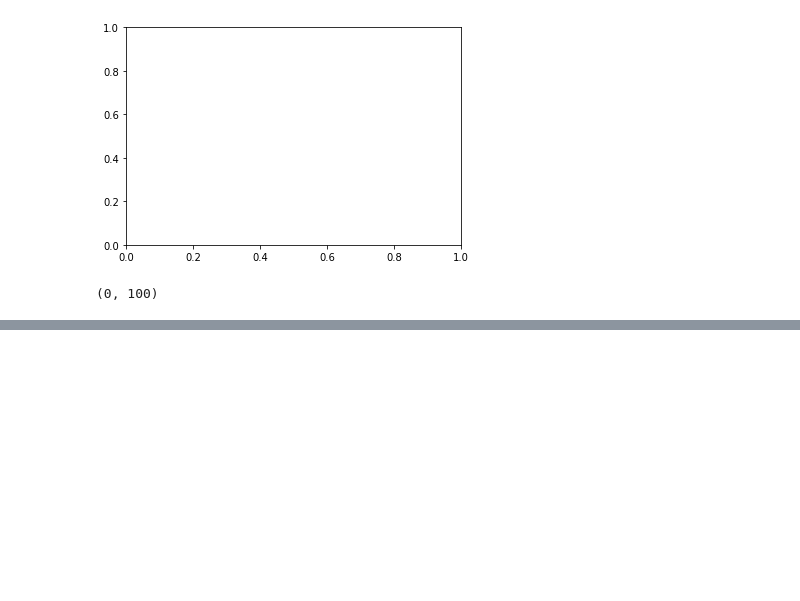
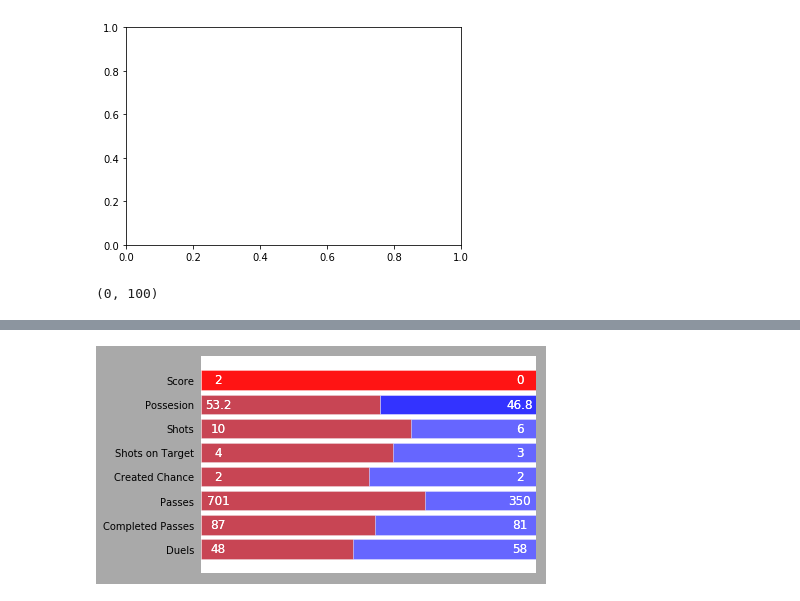
Before and after one commit to RYO0115/Football_Analyzer, a Jupyter notebook: jupyter/plotcheck.ipynb, the cells around one changed output, grey strips where cells are left out. Cells and saved outputs as stored; diff of their text form; code cells hidden in the pictures; blank space fills up the shorter version.

```diff
--- a/jupyter/plotcheck.ipynb
+++ b/jupyter/plotcheck.ipynb
@@ -157,0 +159,6 @@ fig
+# %%
+fig.set_facecolor("darkgray")
+# %%
+fig
+# %% [output]
+[figure, added]
```
Also changed, not shown: parts of 2 cells of this notebook.
